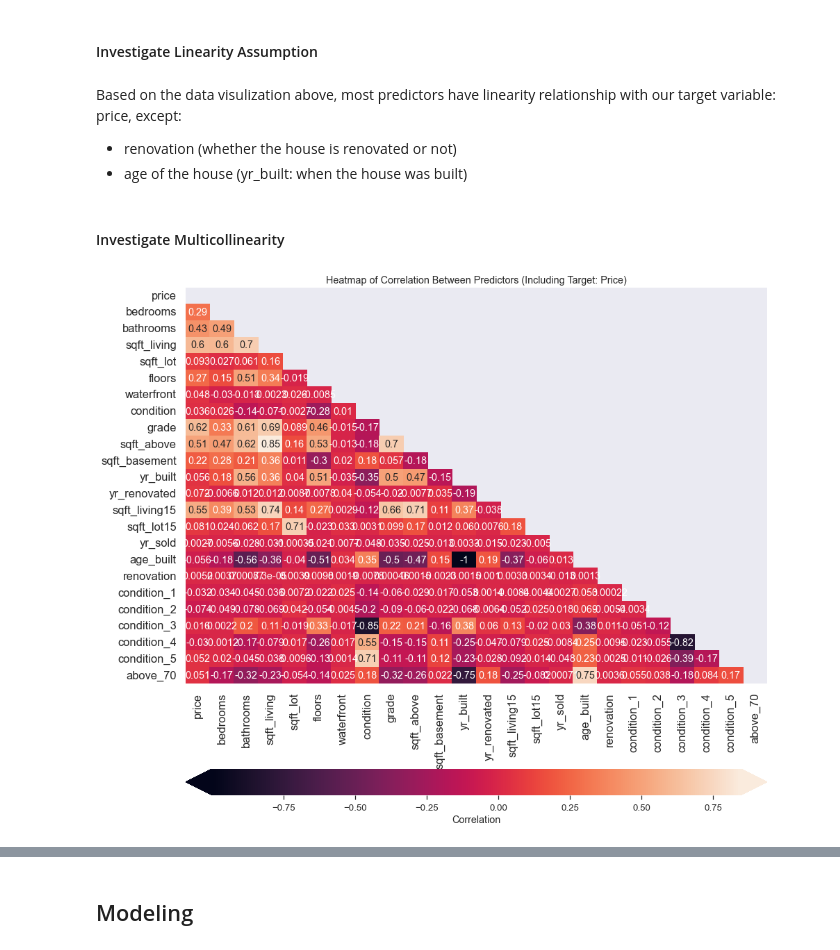
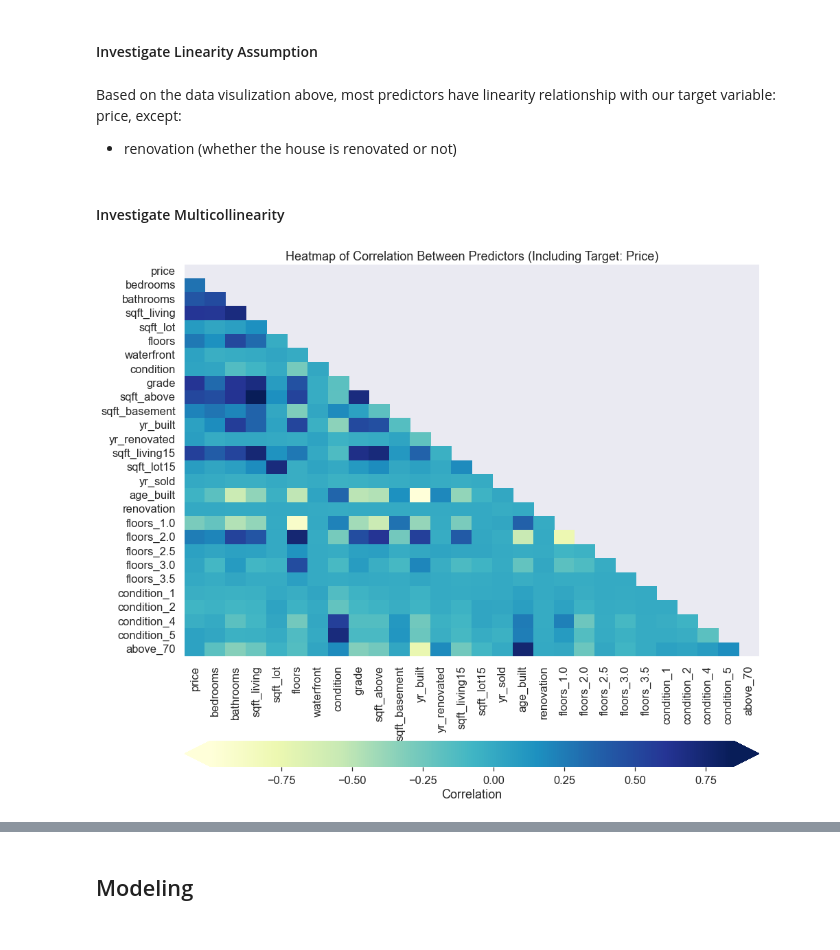
Before and after one commit to carlearn/dsc-phase-2-project, a Jupyter notebook: work_version.ipynb, the cells around one changed output, grey strips where cells are left out. Cells and saved outputs as stored; diff of their text form; code cells hidden in the pictures.

```diff
--- a/work_version.ipynb
+++ b/work_version.ipynb
@@ -445,3 +451,10 @@ Comments:
+# %%
+# One-Hot Encoding on floor, which feature has no clear linearity
+one_hot_floors = pd.get_dummies(df['floors'], prefix='floors')
+# we drop the extreme floor level
+one_hot_floors.drop('floors_1.5', axis=1, inplace=True)
+# %%
+df = pd.concat([df, one_hot_floors], axis=1)
 # %% [markdown]
 #### Price vs Conditions
 # %%
@@ -460,4 +472,4 @@ Comments:
 # One-Hot Encoding on condition, which feature has no clear linearity
 one_hot_condition = pd.get_dummies(df['condition'], prefix='condition')
 # we drop the middle condition level
-one_hot_condition.drop('condition_3', axis=1)
+one_hot_condition.drop('condition_3', axis=1, inplace=True)
@@ -587,5 +586,5 @@ sns.boxplot(x='age_above_70', y='price', data=df)
 [figure]
 # %%
 # One-Hot Encoding on age_above_70
-one_hot_age = pd.get_dummies(df['age_above_70'], drop_first=True)
-one_hot_age
+one_hot_age = pd.get_dummies(df['age_above_70'])
+one_hot_age.drop('0-70', axis=1, inplace=True)
@@ -610,26 +595,26 @@ df = pd.concat([df, one_hot_age], axis=1)
 # %% [markdown]
 Based on the data visulization above, most predictors have linearity relationship with our target variable: price, except:
 * renovation (whether the house is renovated or not)
-* age of the house (yr_built: when the house was built)
 # %% [markdown]
 #### Investigate Multicollinearity
 # %%
 fig, ax = plt.subplots(figsize=(15,15))
-sns.set(font_scale=1.2)
+# sns.set(font_scale=1.2)
 
 # Plot a heatmap of the correlation matrix,
 # with both numbers and colors indicating the correlations
 sns.heatmap(
     data=df.corr(),
     mask=np.triu(np.ones_like(df.corr(), dtype=bool)),
     ax=ax,
-    annot=True,
+    # annot=True,
+    cmap="YlGnBu",
     cbar_kws={"label": "Correlation", "orientation": "horizontal",
               "pad": 0.15, "extend": "both"}
 )
 ax.set_title("Heatmap of Correlation Between Predictors (Including Target: Price)");
 # %% [output]
-[figure, old version]
+[figure, new version]
 # %%
 df.corr().sort_values('price', ascending=False)
 # %% [output]
```
Also changed, not shown: parts of 67 cells of this notebook.
